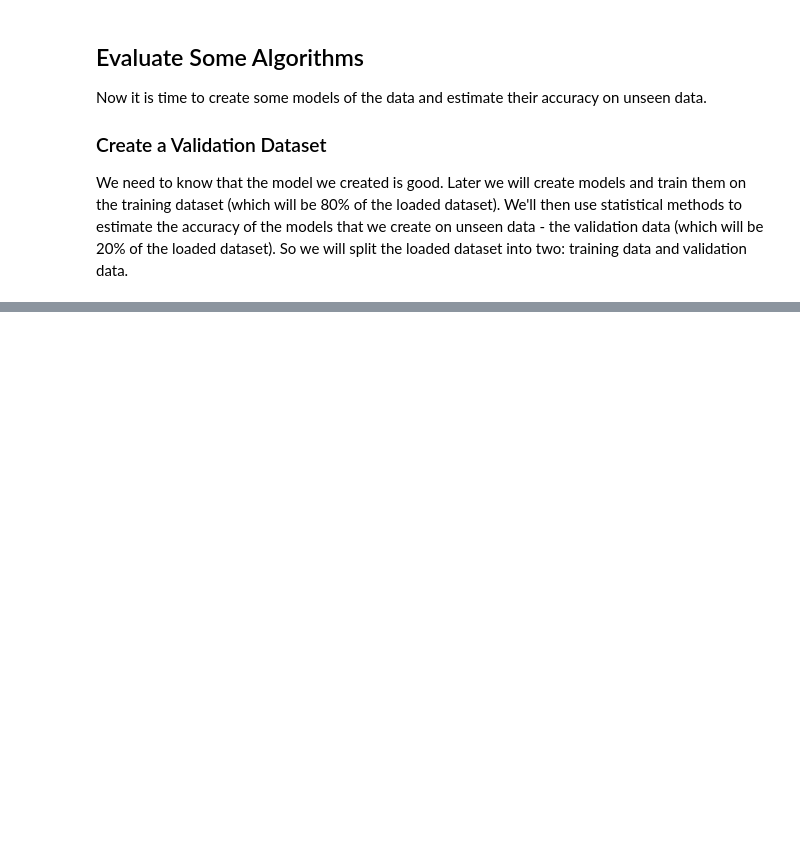
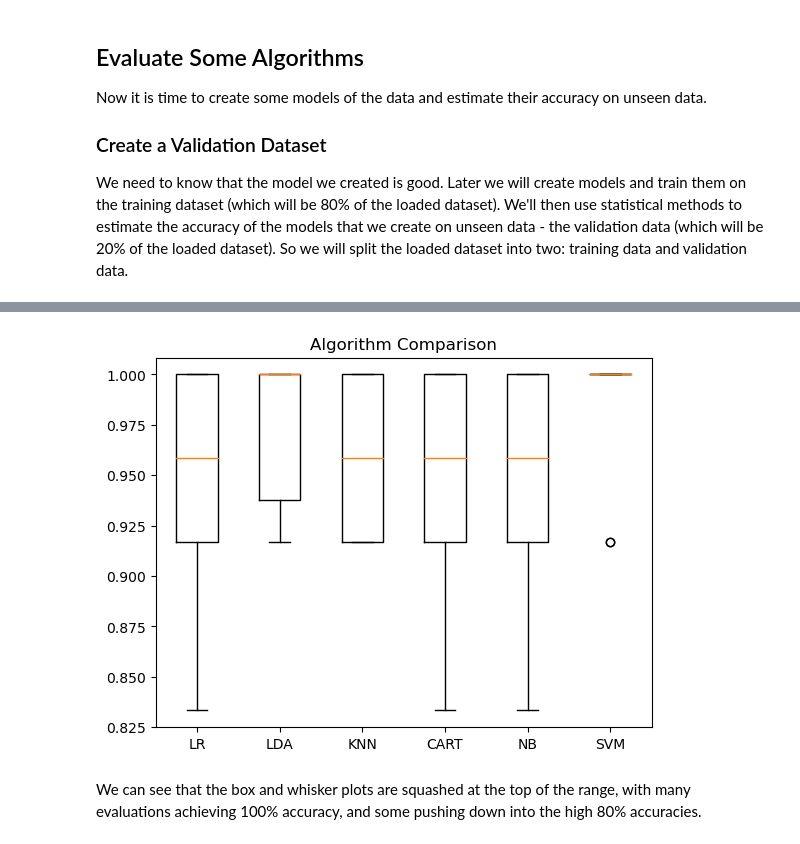
Before and after one commit to noalero/ClassifyingFlowers_MachineLearning, a Jupyter notebook: classifyingFlowersNotebook.ipynb, the cells around one changed output, grey strips where cells are left out. Saved outputs shown, nothing was run; the diff lists cells and outputs as text; code cells hidden in the pictures; blank space fills up the shorter version.

Commit message:
Build models, make predictions

```diff
--- a/classifyingFlowersNotebook.ipynb
+++ b/classifyingFlowersNotebook.ipynb
@@ -235,0 +248,19 @@ We will use stratified 10-fold cross validation to estimate model accuracy. This
+# %%
+# Spot Check Algorithms
+models = []
+models.append(('LR', LogisticRegression(solver='liblinear', multi_class='ovr')))
+models.append(('LDA', LinearDiscriminantAnalysis()))
+models.append(('KNN', KNeighborsClassifier()))
+models.append(('CART', DecisionTreeClassifier()))
+models.append(('NB', GaussianNB()))
+models.append(('SVM', SVC(gamma='auto')))
+
+# evaluate each model in turn
+results = []
+names = []
+for name, model in models:
+ kfold = StratifiedKFold(n_splits=10, random_state=1, shuffle=True) # CV estimator
+ cv_results = cross_val_score(model, X_train, Y_train, cv=kfold, scoring='accuracy') # Evaluate a score by cross-validation
+ results.append(cv_results)
+ names.append(name)
+ print('%s: %f (%f)' % (name, cv_results.mean(), cv_results.std()))
@@ -235,0 +279,9 @@ We will use stratified 10-fold cross validation to estimate model accuracy. This
+# %%
+# Compare Algorithms
+plt.boxplot(results, labels=names)
+plt.title('Algorithm Comparison')
+plt.show()
+# %% [output]
+[figure, added]
+# %% [markdown]
+We can see that the box and whisker plots are squashed at the top of the range, with many evaluations achieving 100% accuracy, and some pushing down into the high 80% accuracies.
```
Also changed, not shown: parts of 9 cells of this notebook, 1 other file.
